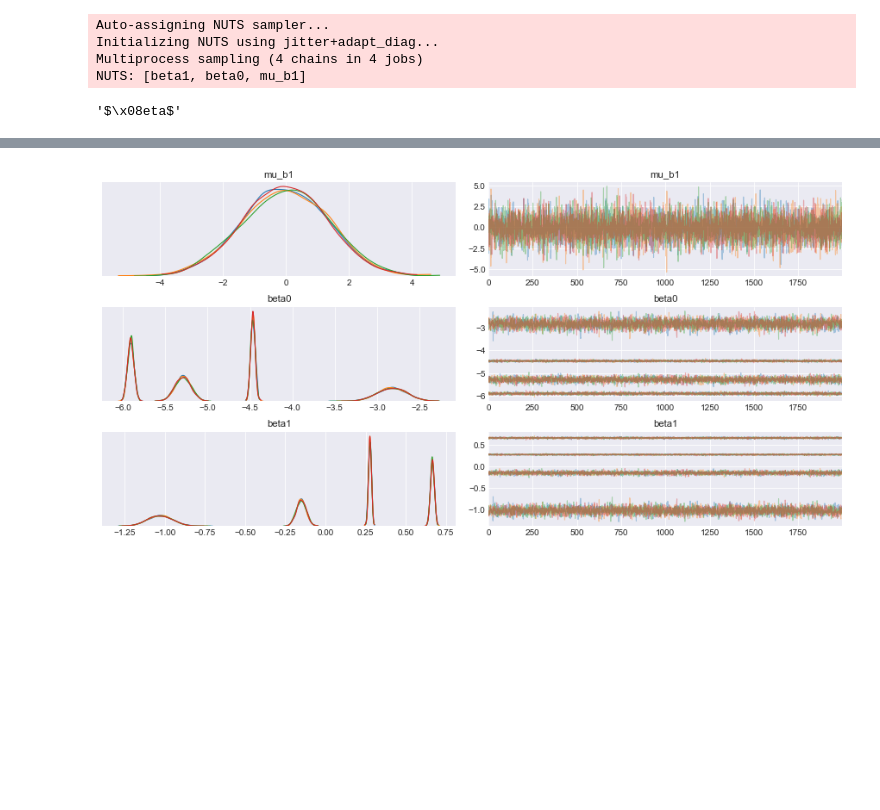
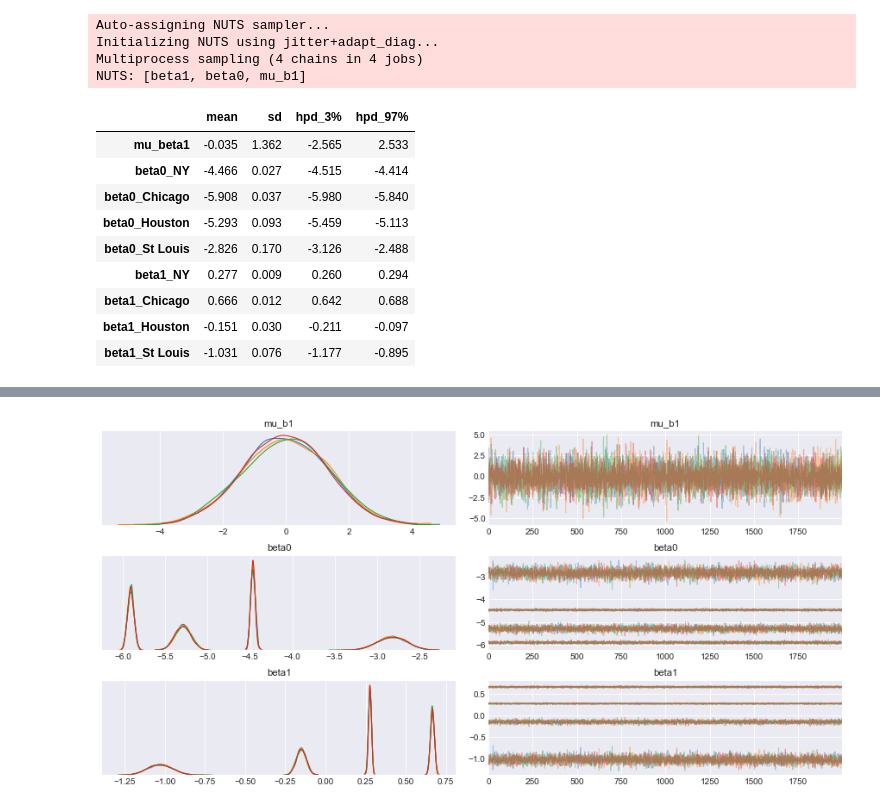
Before and after one commit to kay-wu/MIT-COVID-Datathon, a Jupyter notebook: covid_analysis_all_cities.ipynb, the cells around one changed output, grey strips where cells are left out. Cells and saved outputs as stored; diff of their text form; code cells hidden in the pictures; blank space fills up the shorter version.

```diff
--- a/covid_analysis_all_cities.ipynb
+++ b/covid_analysis_all_cities.ipynb
@@ -540,4 +554,0 @@ with open('./data/traces/trace_high_income.pkl', 'wb') as f:
-# %%
-'$\beta$'
-# %% [output]
-'$\x08eta$'
@@ -543,0 +564,21 @@ with open('./data/traces/trace_high_income.pkl', 'wb') as f:
+# %%
+sum_low = pm.summary(trc_model_low_income)
+city_low = list(city_lookup_low.keys())
+sum_low_short = sum_low[:9]#-len(data[data['income strata']=='low'])]
+sum_low_short.index = ['mu_beta1', 'beta0_' + city_low[0], 'beta0_' + city_low[1],\
+                 'beta0_' + city_low[2],\
+                'beta0_' + city_low[3],'beta1_' + city_low[0], 'beta1_' + city_low[1],\
+                 'beta1_' + city_low[2],\
+                'beta1_' + city_low[3]]
+sum_low_short[['mean','sd','hpd_3%','hpd_97%']]
+# %% [output]
+|  | mean | sd | hpd_3% | hpd_97% |
+| mu_beta1 | -0.035 | 1.362 | -2.565 | 2.533 |
+| beta0_NY | -4.466 | 0.027 | -4.515 | -4.414 |
+| beta0_Chicago | -5.908 | 0.037 | -5.980 | -5.840 |
+| beta0_Houston | -5.293 | 0.093 | -5.459 | -5.113 |
+| beta0_St Louis | -2.826 | 0.170 | -3.126 | -2.488 |
+| beta1_NY | 0.277 | 0.009 | 0.260 | 0.294 |
+| beta1_Chicago | 0.666 | 0.012 | 0.642 | 0.688 |
+| beta1_Houston | -0.151 | 0.030 | -0.211 | -0.097 |
+| beta1_St Louis | -1.031 | 0.076 | -1.177 | -0.895 |
```
Also changed, not shown: parts of 39 cells of this notebook.
